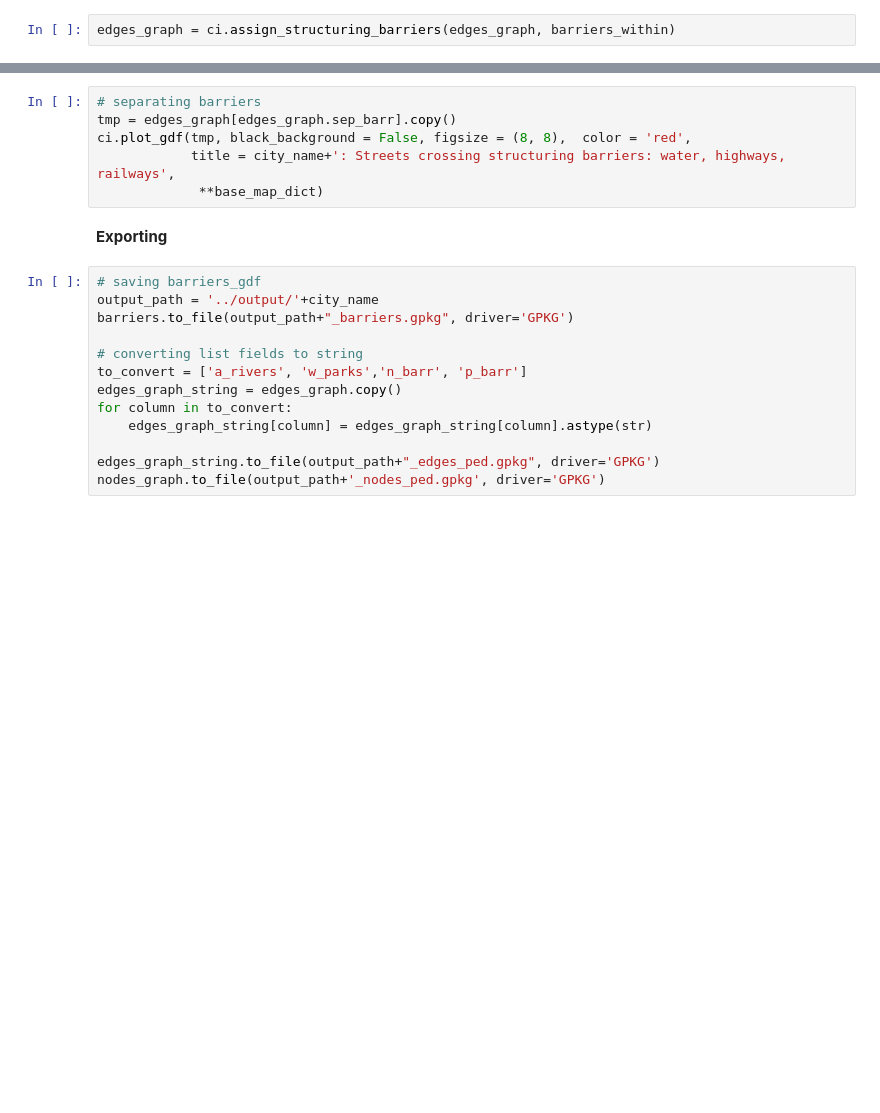
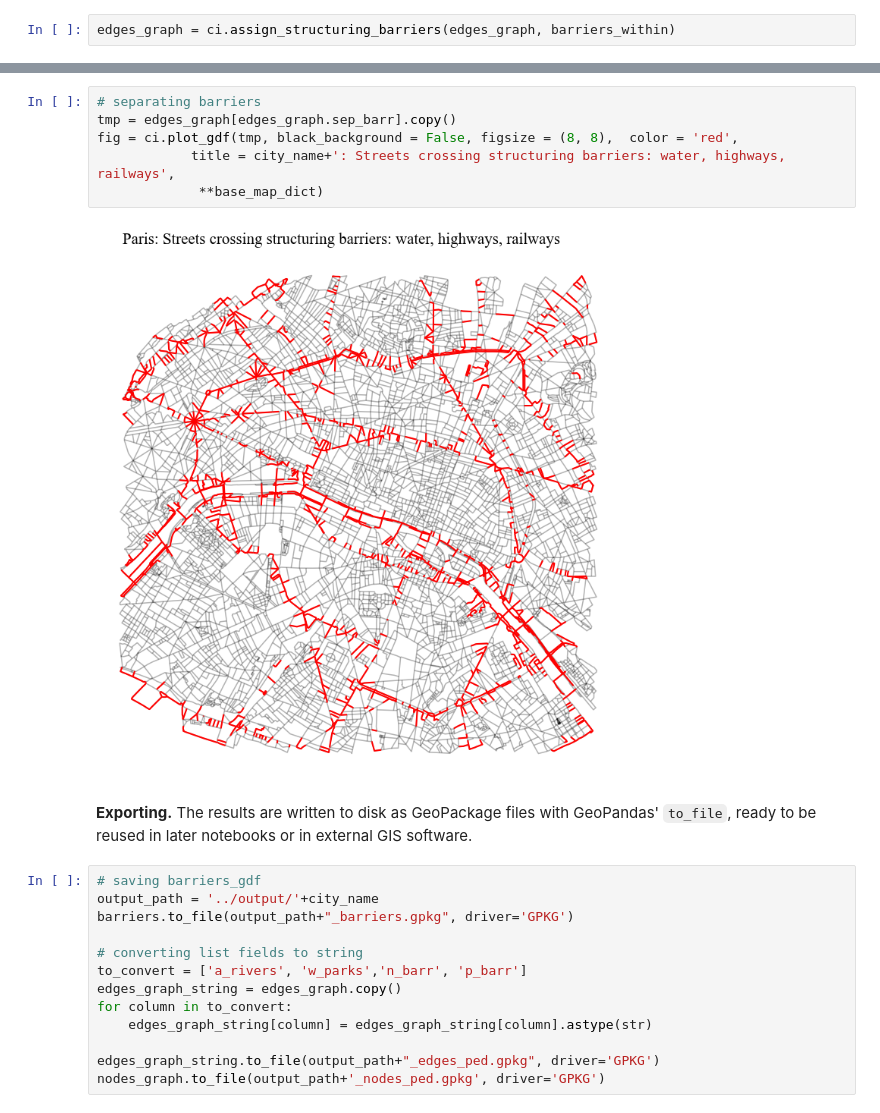
Before and after one commit to g-filomena/cityImage, a Jupyter notebook: docs/notebooks/Barriers.ipynb, the cells around one changed output, grey strips where cells are left out. Drawn from its saved outputs; the diff is of its cells as text; blank space fills up the shorter version.

```diff
--- a/docs/notebooks/Barriers.ipynb
+++ b/docs/notebooks/Barriers.ipynb
@@ -141,11 +197,13 @@ fig = ci.plot_gdf(tmp, black_background = False, figsize = (8, 8), color = 'red'
 # %%
 # separating barriers
 tmp = edges_graph[edges_graph.sep_barr].copy()
-ci.plot_gdf(tmp, black_background = False, figsize = (8, 8),  color = 'red',
+fig = ci.plot_gdf(tmp, black_background = False, figsize = (8, 8),  color = 'red',
             title = city_name+': Streets crossing structuring barriers: water, highways, railways',
              **base_map_dict)
+# %% [output]
+[figure, added]
-# %% [markdown]
-**Exporting**
+# %% [markdown]
+**Exporting.** The results are written to disk as GeoPackage files with GeoPandas' `to_file`, ready to be reused in later notebooks or in external GIS software.
 # %%
 # saving barriers_gdf
 output_path = '../output/'+city_name
```
Also changed, not shown: parts of 17 cells of this notebook, 7 other files.
